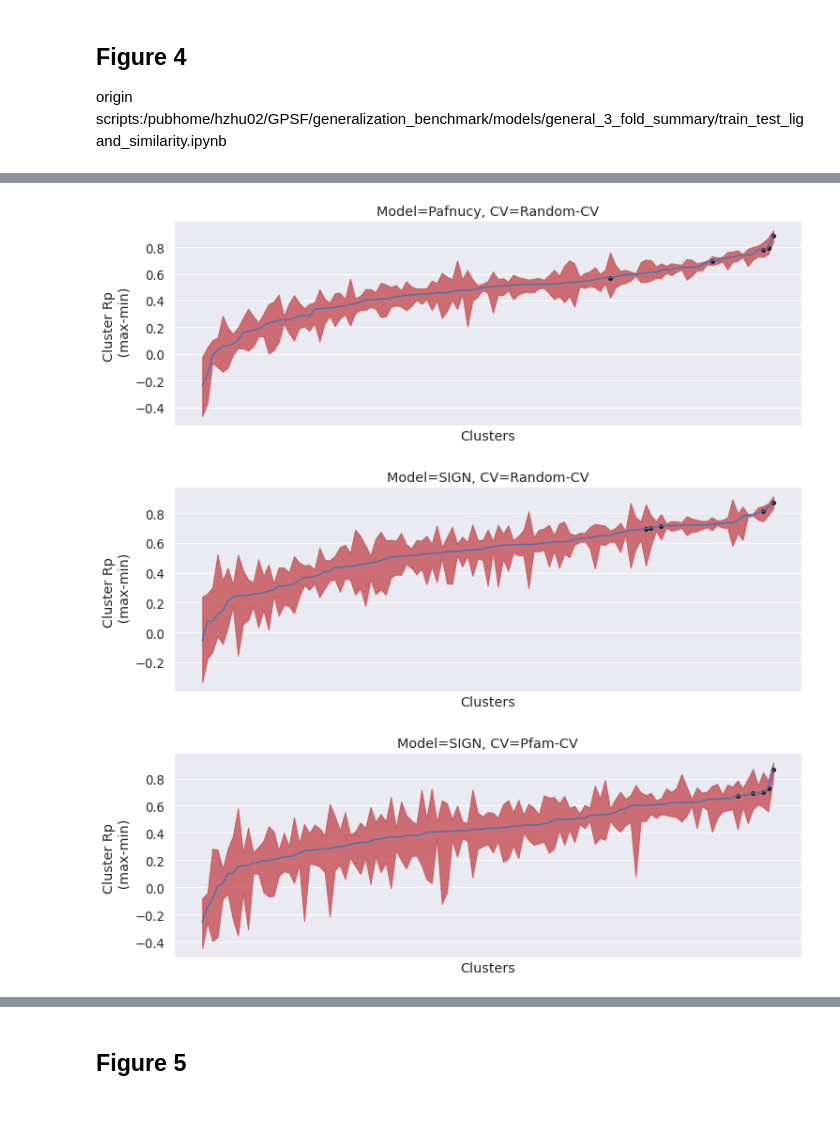
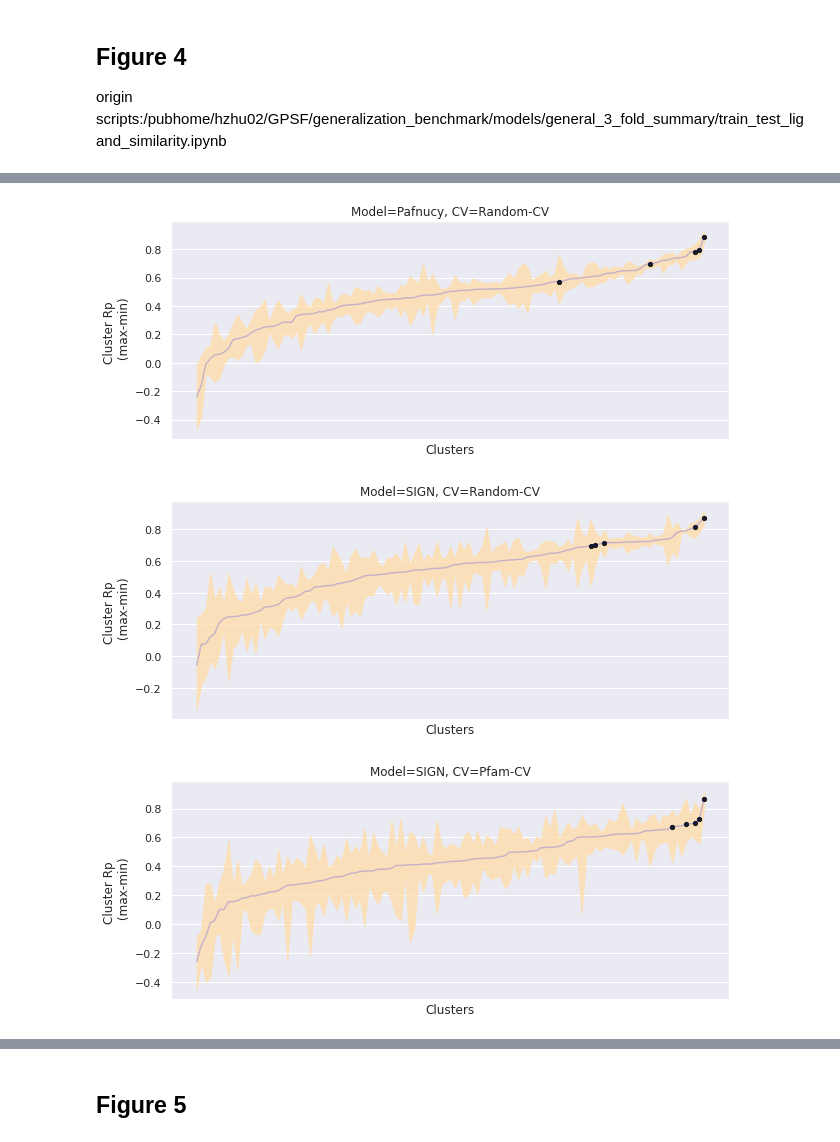
Before and after one commit to hnlab/generalization_benchmark, a Jupyter notebook: plot_scripts/plots.ipynb, the cells around one changed output, grey strips where cells are left out. Drawn from its saved outputs; the diff is of its cells as text; code cells hidden in the pictures; blank space fills up the shorter version.

```diff
--- a/plot_scripts/plots.ipynb
+++ b/plot_scripts/plots.ipynb
@@ -216,14 +207,14 @@ pafnucy_PCV_clu_score_10=pd.read_csv("/pubhome/hzhu02/GPSF/generalization_benchm
 pafnucy_RCV_clu_score_10=pd.read_csv("/pubhome/hzhu02/GPSF/generalization_benchmark/models/general_3_fold_summary/data_mw_bias/pafnucy_rcv_10_cluster_rp.csv")
 # %%
 # plt.figure(figsize=(6, 12), facecolor='w', edgecolor='k')
-sns.set(font_scale=1.2)
-fig, ax =plt.subplots(figsize=(12,4))
+sns.set(font_scale=1.0)
+fig, ax =plt.subplots(figsize=(10,4))
 # ax.plot(pafnucy_PCV_clu_score_10.sort_values(by=['cluster'])['cluster'], pafnucy_PCV_clu_score_10.sort_values(by=['cluster'])['mean'])
-ax.plot(pafnucy_PCV_clu_score_10.sort_values(by=['mean'])['cluster'], pafnucy_PCV_clu_score_10.sort_values(by=['mean'])['mean'])
+ax.plot(pafnucy_PCV_clu_score_10.sort_values(by=['mean'])['cluster'], pafnucy_PCV_clu_score_10.sort_values(by=['mean'])['mean'],color="#0000FF", alpha=0.2)
 # ax.fill_between(pafnucy_PCV_clu_score_10.sort_values(by=['cluster'])['cluster'], pafnucy_PCV_clu_score_10.sort_values(by=['cluster'])['min'], pafnucy_PCV_clu_score_10.sort_values(by=['cluster'])['max'], color="skyblue", alpha=0.8)
-ax.fill_between(pafnucy_PCV_clu_score_10.sort_values(by=['mean'])['cluster'], pafnucy_PCV_clu_score_10.sort_values(by=['mean'])['min'], pafnucy_PCV_clu_score_10.sort_values(by=['mean'])['max'], color="r", alpha=0.8)
+ax.fill_between(pafnucy_PCV_clu_score_10.sort_values(by=['mean'])['cluster'], pafnucy_PCV_clu_score_10.sort_values(by=['mean'])['min'], pafnucy_PCV_clu_score_10.sort_values(by=['mean'])['max'], color="#FFDEAD", alpha=0.8)
 for clu in selected_cluster:
-    ax.scatter(clu, pafnucy_PCV_clu_score_10[pafnucy_PCV_clu_score_10['cluster']==clu]['mean'], c='k', s=15)
+    ax.scatter(clu, pafnucy_PCV_clu_score_10[pafnucy_PCV_clu_score_10['cluster']==clu]['mean'], c='k', s=18)
 ax.set_xlabel("Clusters")
 ax.set_xticks([])
 ax.set_ylabel("Cluster Rp \n (max-min)")
@@ -235,13 +226,13 @@ plt.savefig("/pubhome/hzhu02/models/Redocked_pose/plot_scripts/png/figure_4_pafn
 # %%
 # plt.figure(figsize=(6, 12), facecolor='w', edgecolor='k')
-sns.set(font_scale=1.2)
-fig, ax =plt.subplots(figsize=(12,4))
+sns.set(font_scale=1.0)
+fig, ax =plt.subplots(figsize=(10,4))
 # ax.plot(pafnucy_RCV_clu_score_10.sort_values(by=['cluster'])['cluster'], pafnucy_RCV_clu_score_10.sort_values(by=['cluster'])['mean'])
-ax.plot(pafnucy_RCV_clu_score_10.sort_values(by=['mean'])['cluster'], pafnucy_RCV_clu_score_10.sort_values(by=['mean'])['mean'])
+ax.plot(pafnucy_RCV_clu_score_10.sort_values(by=['mean'])['cluster'], pafnucy_RCV_clu_score_10.sort_values(by=['mean'])['mean'], color="#0000FF", alpha=0.2)
 # ax.fill_between(pafnucy_RCV_clu_score_10.sort_values(by=['cluster'])['cluster'], pafnucy_RCV_clu_score_10.sort_values(by=['cluster'])['min'], pafnucy_RCV_clu_score_10.sort_values(by=['cluster'])['max'], color="skyblue", alpha=0.8)
-ax.fill_between(pafnucy_RCV_clu_score_10.sort_values(by=['mean'])['cluster'], pafnucy_RCV_clu_score_10.sort_values(by=['mean'])['min'], pafnucy_RCV_clu_score_10.sort_values(by=['mean'])['max'], color="r", alpha=0.8)
+ax.fill_between(pafnucy_RCV_clu_score_10.sort_values(by=['mean'])['cluster'], pafnucy_RCV_clu_score_10.sort_values(by=['mean'])['min'], pafnucy_RCV_clu_score_10.sort_values(by=['mean'])['max'], color="#FFDEAD", alpha=0.8)
 for clu in selected_cluster:
-    ax.scatter(clu, pafnucy_RCV_clu_score_10[pafnucy_RCV_clu_score_10['cluster']==clu]['mean'], c='k', s=15)
+    ax.scatter(clu, pafnucy_RCV_clu_score_10[pafnucy_RCV_clu_score_10['cluster']==clu]['mean'], c='k', s=18)
 ax.set_xlabel("Clusters")
 ax.set_xticks([])
 ax.set_ylabel("Cluster Rp \n (max-min)")
@@ -249,45 +240,45 @@ ax.set_title("Model=Pafnucy, CV=Random-CV")
 # plt.show()
 plt.savefig("/pubhome/hzhu02/models/Redocked_pose/plot_scripts/png/figure_4_pafnucy_rcv.png", dpi=800, bbox_inches='tight')
 # %% [output]
-[figure, old version]
+[figure, new version]
 # %%
 sign_PCV_clu_score_10=pd.read_csv("/pubhome/hzhu02/GPSF/generalization_benchmark/models/general_3_fold_summary/data_mw_bias/sign_PCV_clu_score_10.csv")
 sign_RCV_clu_score_10=pd.read_csv("/pubhome/hzhu02/GPSF/generalization_benchmark/models/general_3_fold_summary/data_mw_bias/sign_RCV_clu_score_10.csv")
 
 # plt.figure(figsize=(6, 12), facecolor='w', edgecolor='k')
-sns.set(font_scale=1.2)
-fig, ax =plt.subplots(figsize=(12,4))
+sns.set(font_scale=1.0)
+fig, ax =plt.subplots(figsize=(10,4))
 # ax.plot(sign_RCV_clu_score_10.sort_values(by=['cluster'])['cluster'], sign_RCV_clu_score_10.sort_values(by=['cluster'])['mean'])
-ax.plot(sign_RCV_clu_score_10.sort_values(by=['mean'])['cluster'], sign_RCV_clu_score_10.sort_values(by=['mean'])['mean'])
+ax.plot(sign_RCV_clu_score_10.sort_values(by=['mean'])['cluster'], sign_RCV_clu_score_10.sort_values(by=['mean'])['mean'], color="#0000FF", alpha=0.2)
 # ax.fill_between(sign_RCV_clu_score_10.sort_values(by=['cluster'])['cluster'], sign_RCV_clu_score_10.sort_values(by=['cluster'])['min'], sign_RCV_clu_score_10.sort_values(by=['cluster'])['max'], color="skyblue", alpha=0.8)
-ax.fill_between(sign_RCV_clu_score_10.sort_values(by=['mean'])['cluster'], sign_RCV_clu_score_10.sort_values(by=['mean'])['min'], sign_RCV_clu_score_10.sort_values(by=['mean'])['max'], color="r", alpha=0.8)
+ax.fill_between(sign_RCV_clu_score_10.sort_values(by=['mean'])['cluster'], sign_RCV_clu_score_10.sort_values(by=['mean'])['min'], sign_RCV_clu_score_10.sort_values(by=['mean'])['max'], color="#FFDEAD", alpha=0.8)
 ax.set_xlabel("Clusters")
 ax.set_xticks([])
 ax.set_ylabel("Cluster Rp \n (max-min)")
 ax.set_title("Model=SIGN, CV=Random-CV")
 for clu in selected_cluster:
-    ax.scatter(clu, sign_RCV_clu_score_10[sign_RCV_clu_score_10['cluster']==clu]['mean'], c='k', s=15)
+    ax.scatter(clu, sign_RCV_clu_score_10[sign_RCV_clu_score_10['cluster']==clu]['mean'], c='k', s=18)
 # plt.show()
 plt.savefig("/pubhome/hzhu02/models/Redocked_pose/plot_scripts/png/figure_4_sign_rcv.png", dpi=800, bbox_inches='tight')
 
 # plt.figure(figsize=(6, 12), facecolor='w', edgecolor='k')
-sns.set(font_scale=1.2)
-fig, ax =plt.subplots(figsize=(12,4))
+sns.set(font_scale=1.0)
+fig, ax =plt.subplots(figsize=(10,4))
 # ax.plot(sign_PCV_clu_score_10.sort_values(by=['cluster'])['cluster'], sign_PCV_clu_score_10.sort_values(by=['cluster'])['mean'])
-ax.plot(sign_PCV_clu_score_10.sort_values(by=['mean'])['cluster'], sign_PCV_clu_score_10.sort_values(by=['mean'])['mean'])
+ax.plot(sign_PCV_clu_score_10.sort_values(by=['mean'])['cluster'], sign_PCV_clu_score_10.sort_values(by=['mean'])['mean'], color="#0000FF", alpha=0.2)
 # ax.fill_between(sign_PCV_clu_score_10.sort_values(by=['cluster'])['cluster'], sign_PCV_clu_score_10.sort_values(by=['cluster'])['min'], sign_PCV_clu_score_10.sort_values(by=['cluster'])['max'], color="skyblue", alpha=0.8)
-ax.fill_between(sign_PCV_clu_score_10.sort_values(by=['mean'])['cluster'], sign_PCV_clu_score_10.sort_values(by=['mean'])['min'], sign_PCV_clu_score_10.sort_values(by=['mean'])['max'], color="r", alpha=0.8)
+ax.fill_between(sign_PCV_clu_score_10.sort_values(by=['mean'])['cluster'], sign_PCV_clu_score_10.sort_values(by=['mean'])['min'], sign_PCV_clu_score_10.sort_values(by=['mean'])['max'], color="#FFDEAD", alpha=0.8)
 ax.set_xlabel("Clusters")
 ax.set_xticks([])
 ax.set_ylabel("Cluster Rp \n (max-min)")
 ax.set_title("Model=SIGN, CV=Pfam-CV")
 for clu in selected_cluster:
-    ax.scatter(clu, sign_PCV_clu_score_10[sign_PCV_clu_score_10['cluster']==clu]['mean'], c='k', s=15)
+    ax.scatter(clu, sign_PCV_clu_score_10[sign_PCV_clu_score_10['cluster']==clu]['mean'], c='k', s=18)
 # plt.show()
 plt.savefig("/pubhome/hzhu02/models/Redocked_pose/plot_scripts/png/figure_4_sign_pcv.png", dpi=800, bbox_inches='tight')
 # %% [output]
-[figure, old version]
+[figure, new version]
-[figure, old version]
+[figure, new version]
 # %%
 LR_V_PCV_clu_score_10=pd.read_csv("/pubhome/hzhu02/GPSF/generalization_benchmark/models/general_3_fold_summary/data_mw_bias/LR_V_PCV_10_cluster_rp.csv")
 LR_V_RCV_clu_score_10=pd.read_csv("/pubhome/hzhu02/GPSF/generalization_benchmark/models/general_3_fold_summary/data_mw_bias/LR_V_RCV_10_cluster_rp.csv")
```
Also changed, not shown: parts of 8 cells of this notebook, 10 other files.
